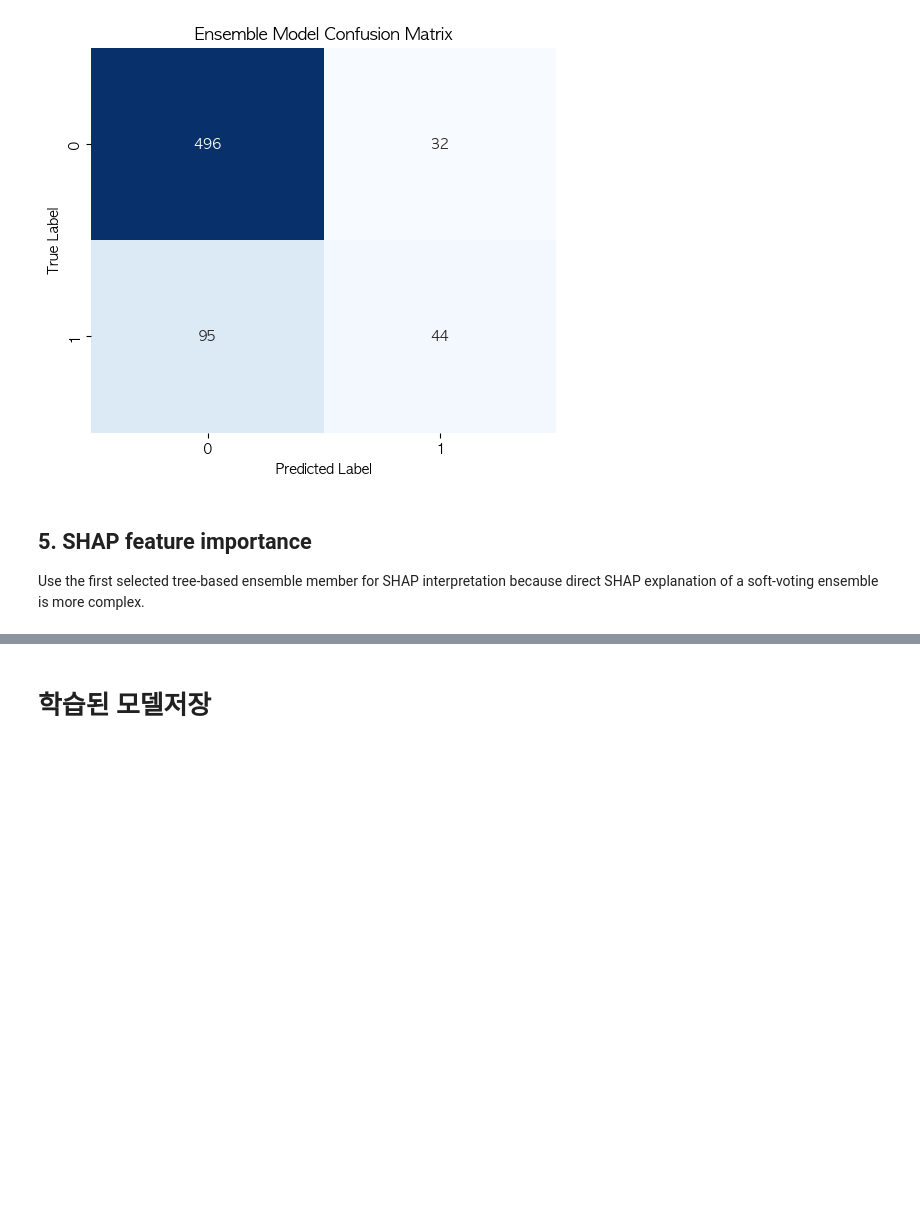
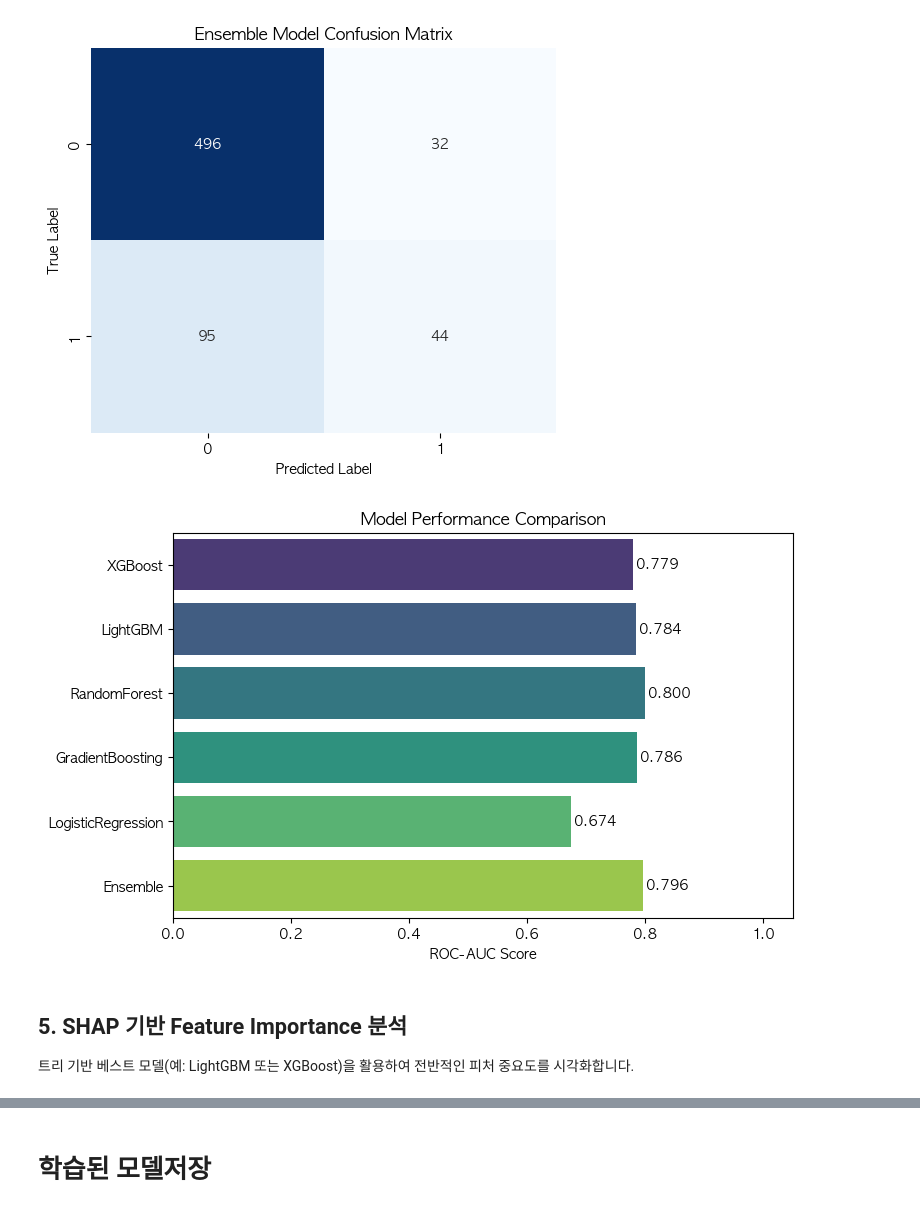
Before and after one commit to SKNETWORKS-FAMILY-AICAMP/SKN30-2nd-1Team, a Jupyter notebook: notebooks/02_modeling/best_ensemble_tuning_pipeline.ipynb, the cells around one changed output, grey strips where cells are left out. Cells and saved outputs as stored; diff of their text form; code cells hidden in the pictures; blank space fills up the shorter version.

```diff
--- a/notebooks/02_modeling/best_ensemble_tuning_pipeline.ipynb
+++ b/notebooks/02_modeling/best_ensemble_tuning_pipeline.ipynb
@@ -421,31 +316,22 @@ plt.show()
 # %% [output]
 [figure]
 # %%
-# 3) ROC-AUC bar chart on the test set.
-if "model_test_auc" not in globals():
-    model_test_auc = {
-        name: roc_auc_score(test_y, model.predict_proba(test_X)[:, 1])
-        for name, model in best_estimators.items()
-    }
+# 3) 모델 성능(ROC-AUC) 막대 그래프
+plt.figure(figsize=(8, 5))
+names = list(model_scores.keys()) + ['Ensemble']
+scores = list(model_scores.values()) + [ens_auc]
 
-performance_df = pd.DataFrame(
-    {
-        "model": list(model_test_auc.keys()) + ["Ensemble"],
-        "roc_auc": list(model_test_auc.values()) + [ens_auc],
-    }
-).sort_values("roc_auc", ascending=True)
-
-plt.figure(figsize=(8, 5))
-sns.barplot(data=performance_df, x="roc_auc", y="model", palette='viridis')
-for i, score in enumerate(performance_df["roc_auc"]):
+sns.barplot(x=scores, y=names, palette='viridis')
+for i, score in enumerate(scores):
     plt.text(score + 0.005, i, f"{score:.3f}", va='center')
 
 plt.xlim(0, 1.05)
 plt.xlabel('ROC-AUC Score')
 plt.title('Model Performance Comparison')
 plt.show()
+# %% [output]
+[figure, added]
 # %% [markdown]
-## 5. SHAP feature importance
-
-Use the first selected tree-based ensemble member for SHAP interpretation because direct SHAP explanation of a soft-voting ensemble is more complex.
+## 5. SHAP 기반 Feature Importance 분석
+트리 기반 베스트 모델(예: LightGBM 또는 XGBoost)을 활용하여 전반적인 피처 중요도를 시각화합니다.
 # %%
```
Also changed, not shown: parts of 12 cells of this notebook.
